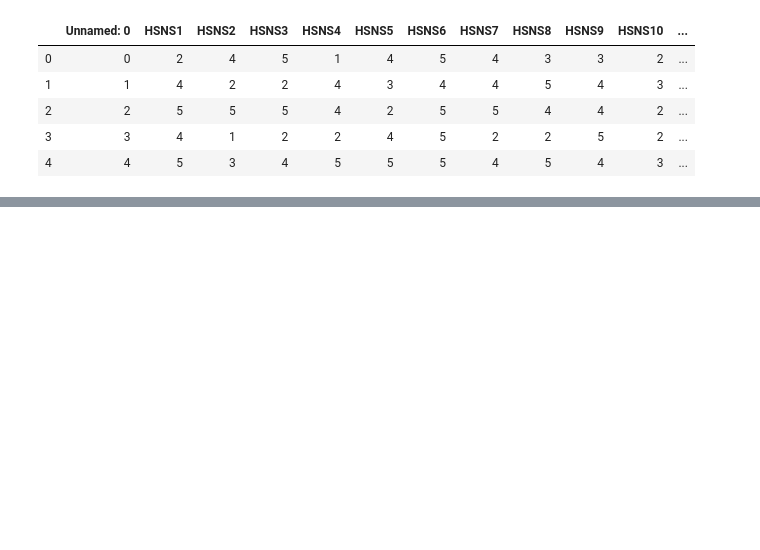
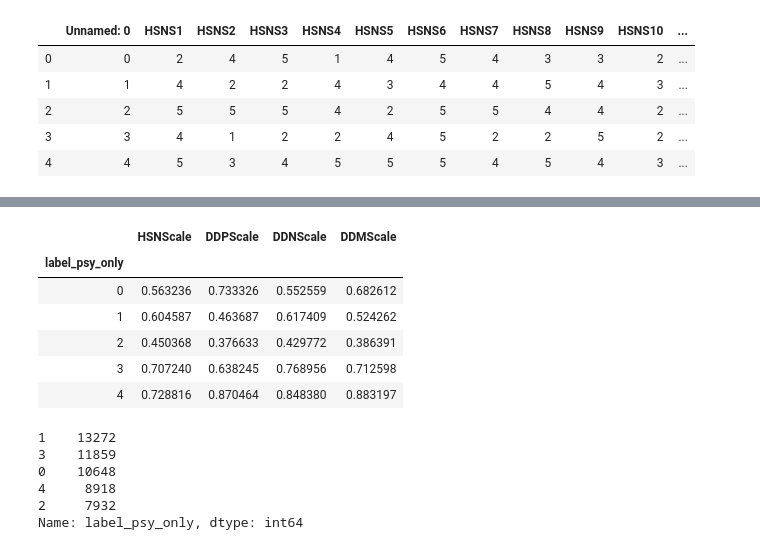
Before and after one commit to pengtianan/final-project, a Jupyter notebook: your-project/Exploratory analysis.ipynb, the cells around one changed output, grey strips where cells are left out. Cells and saved outputs as stored; diff of their text form; code cells hidden in the pictures; blank space fills up the shorter version.

```diff
--- a/your-project/Exploratory analysis.ipynb
+++ b/your-project/Exploratory analysis.ipynb
@@ -29,0 +47,19 @@ ds.groupby("labels")[["HSNScale","DDPScale","DDNScale","DDMScale"]].mean()
+# %%
+ds.groupby("label_psy_only")[["HSNScale","DDPScale","DDNScale","DDMScale"]].mean()
+# %% [output]
+|  | HSNScale | DDPScale | DDNScale | DDMScale |
+| label_psy_only |  |  |  |  |
+| 0 | 0.563236 | 0.733326 | 0.552559 | 0.682612 |
+| 1 | 0.604587 | 0.463687 | 0.617409 | 0.524262 |
+| 2 | 0.450368 | 0.376633 | 0.429772 | 0.386391 |
+| 3 | 0.707240 | 0.638245 | 0.768956 | 0.712598 |
+| 4 | 0.728816 | 0.870464 | 0.848380 | 0.883197 |
+# %%
+ds.label_psy_only.value_counts()
+# %% [output]
+1    13272
+3    11859
+0    10648
+4     8918
+2     7932
+Name: label_psy_only, dtype: int64
```
Also changed, not shown: parts of 15 cells of this notebook.
